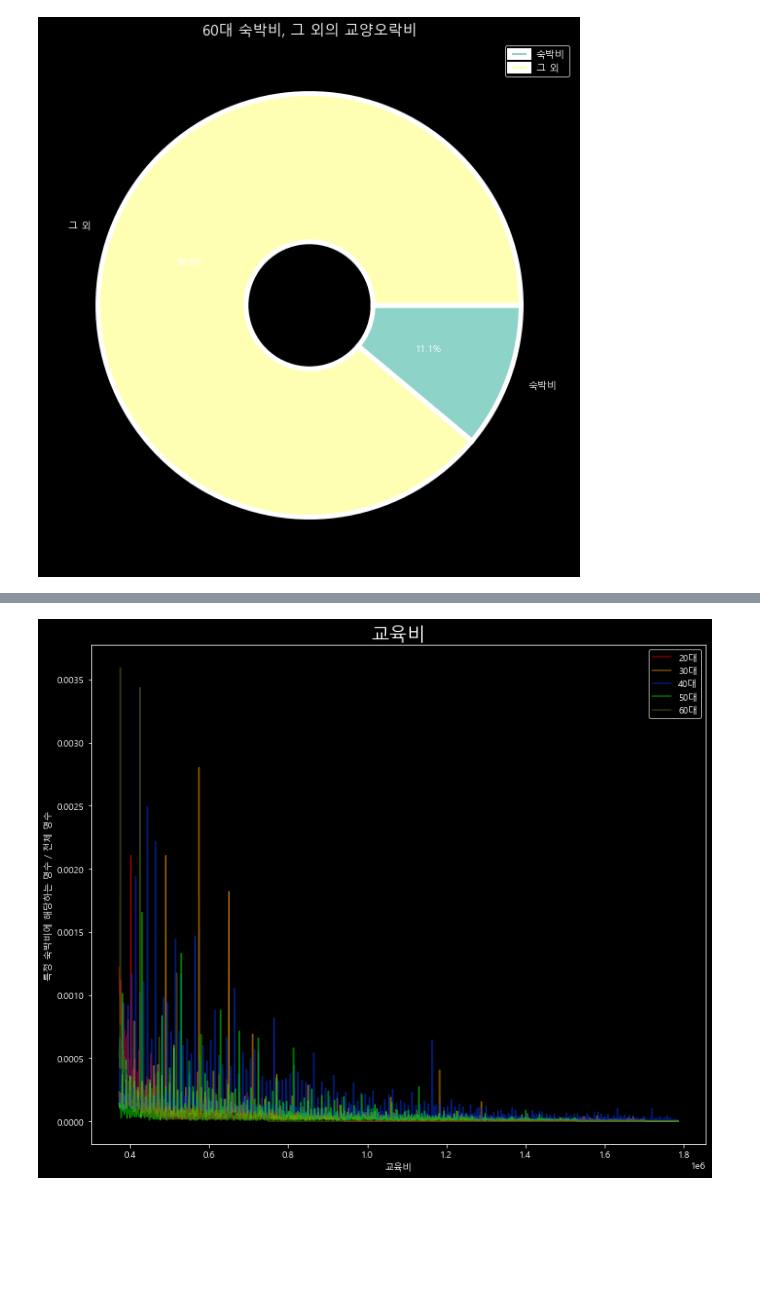
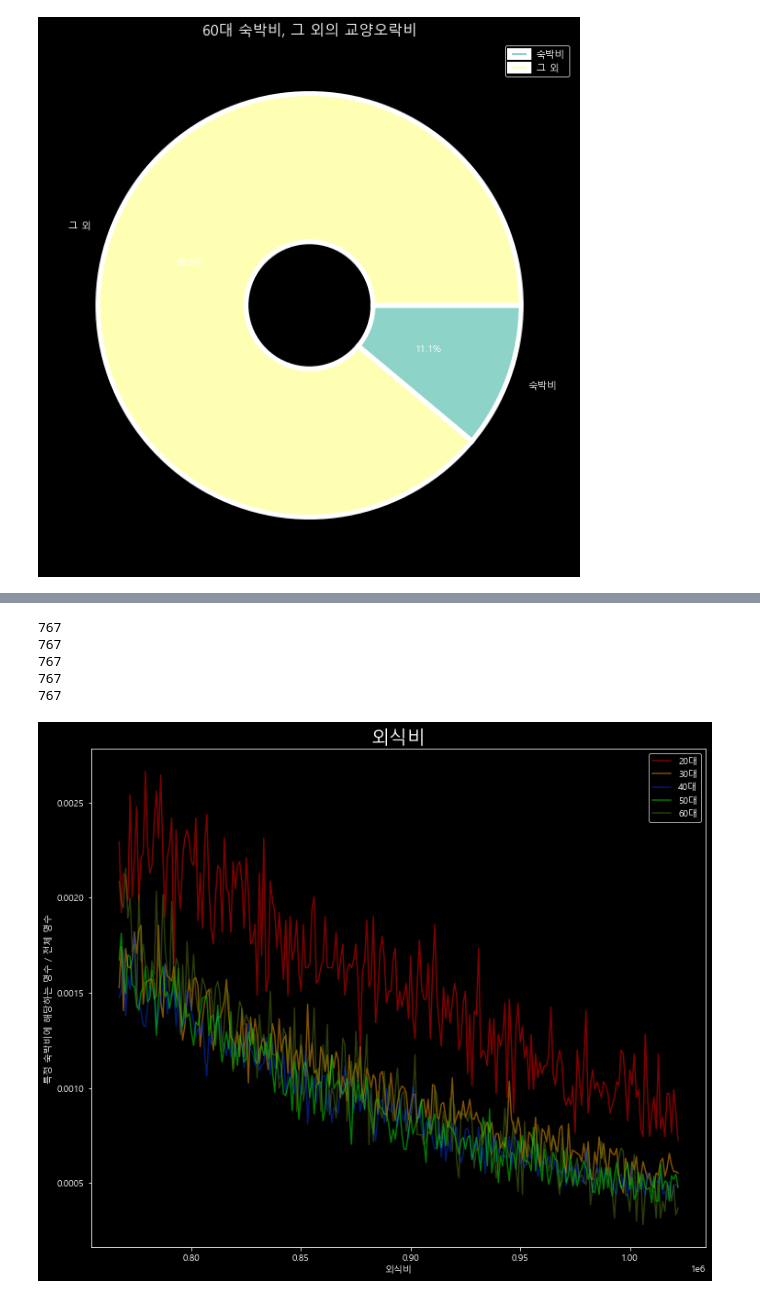
Before and after one commit to sooking87/BigData_Analysis_Sinhan, a Jupyter notebook: about_tax.ipynb, the cells around one changed output, grey strips where cells are left out. Cells and saved outputs as stored; diff of their text form; code cells hidden in the pictures; blank space fills up the shorter version.

```diff
--- a/about_tax.ipynb
+++ b/about_tax.ipynb
@@ -170,7 +170,7 @@ draw_specific_pie_chart(60)
 [figure]
 [figure]
 # %%
-def get_y_data(age, x_col, data_size):
+def get_y_data(age, x_col, data_size, start, end):
     age_df = df[(df["P2"] == str(age) + "대_초") | (df["P2"] == str(age) + "대_후")]
     age_ppl_cnt = len(age_df)
     groups = age_df.groupby(x_col)
@@ -184,7 +184,8 @@ def get_y_data(age, x_col, data_size):
 
     # 전체 데이터의 크기와 맞춤
     if (data_size <= len(y_axis)):
-        y_axis = y_axis[0 : data_size]
+        print(start)
+        y_axis = y_axis[0 : data_size] ## *******이 부분을 수정하고 싶은데,,,, [start : end]로 하게 되면 인덱스가 안맞을 수도 있잖아
     else:
         padding_size = data_size - len(y_axis)
         padding_list = [0 for i in range(padding_size)]
@@ -197,22 +198,22 @@ def draw_line_chart(top_col):
     chart_keys = list(df[top_col])
     chart_set = list(set(chart_keys))
     chart_sorted = sorted(chart_set)
-    df_start_index = int(len(chart_sorted) * 0.15)
-    # df_start_index = int(len(chart_sorted) * 0)
-    # df_end_index = -1 * df_start_index
-    df_end_index = -1 * int(len(chart_sorted) * 0.3)
+    # df_start_index = int(len(chart_sorted) * 0.15)
+    # df_end_index = -1 * int(len(chart_sorted) * 0.15)
+    df_start_index = int(len(chart_sorted) * 0.3)
+    df_end_index = -1 * int(len(chart_sorted) * 0.5)
 
     x_axis = chart_sorted[df_start_index : df_end_index]
     df_size = len(x_axis)
 
-    _20_y_axis = get_y_data(20, top_col, df_size)
-    _30_y_axis = get_y_data(30, top_col, df_size)
-    _40_y_axis = get_y_data(40, top_col, df_size)
-    _50_y_axis = get_y_data(50, top_col, df_size)
-    _60_y_axis = get_y_data(60, top_col, df_size)
+    _20_y_axis = get_y_data(20, top_col, df_size, df_start_index, df_end_index)
+    _30_y_axis = get_y_data(30, top_col, df_size, df_start_index, df_end_index)
+    _40_y_axis = get_y_data(40, top_col, df_size, df_start_index, df_end_index)
+    _50_y_axis = get_y_data(50, top_col, df_size, df_start_index, df_end_index)
+    _60_y_axis = get_y_data(60, top_col, df_size, df_start_index, df_end_index)
 
     plt.figure(figsize=(12, 10))
-    plt.rc('font', family='Malgun Gothic')
+    # plt.rc('font', family='Malgun Gothic')
     plt.plot(x_axis, _20_y_axis, label="20대", color="#FF0000", alpha=0.5)
     plt.plot(x_axis, _30_y_axis, label="30대", color="#FFA500", alpha=0.5)
     plt.plot(x_axis, _40_y_axis, label="40대", color="#0037EC", alpha=0.5)
@@ -230,19 +236,24 @@ draw_line_chart("숙박비")
 # %%
 # draw_line_chart("온라인결제")
-# draw_line_chart("외식비")
+draw_line_chart("외식비")
 # draw_line_chart("숙박비")
 # draw_line_chart("취미")
 # draw_line_chart("세금")
 # draw_line_chart("보건의료비")
 # draw_line_chart("교통/통신비")
 # draw_line_chart("식료품비")
 # draw_line_chart("가구/가사용품비")
 # draw_line_chart("교양오락비")
-draw_line_chart("교육비")
+# draw_line_chart("교육비")
 # for i in range(1, 167):
 #     draw_line_chart("B" + str(i))
 # %% [output]
+767
+767
+767
+767
+767
-[figure, old version]
+[figure, new version]
 # %%
 groups = df.groupby("온라인결제")
 
```
Also changed, not shown: parts of 2 cells of this notebook, 1 other file.
